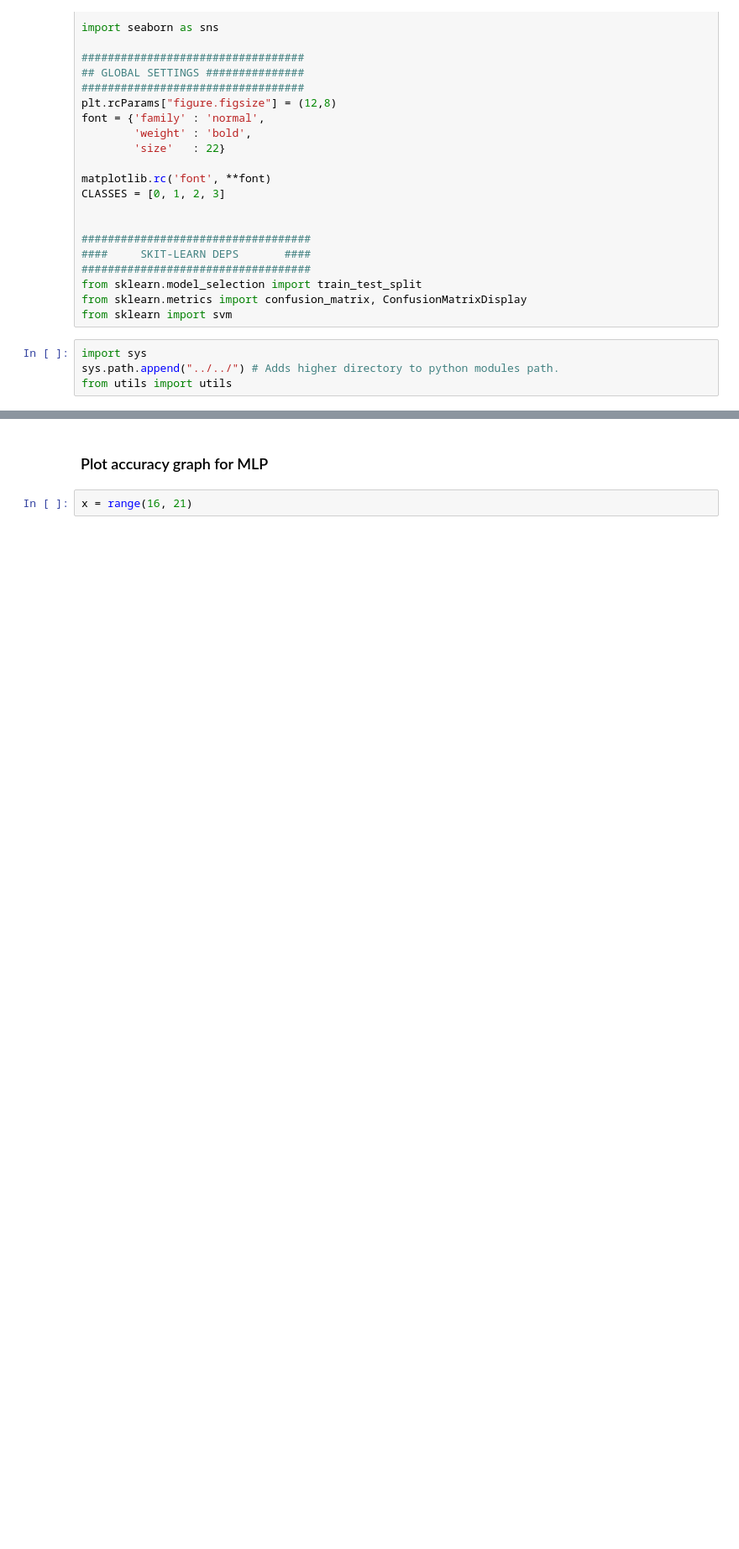
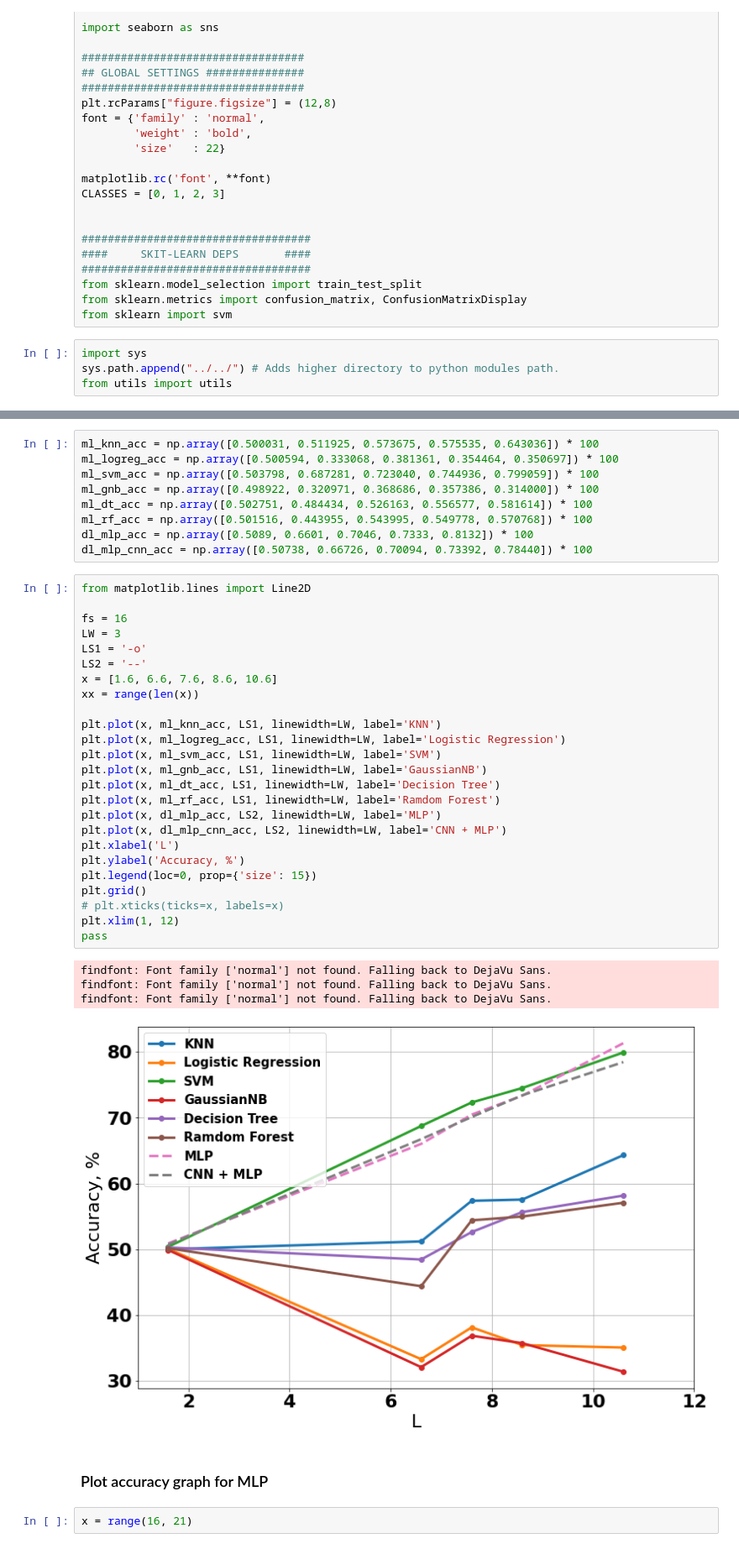
Before and after one commit to alexeyhorkin/ml_dl_with_topology_data, a Jupyter notebook: notebooks/eda/Accuracy_graphs.ipynb, the cells around one changed output, grey strips where cells are left out. Shown: that part at 84% size. Saved outputs shown, nothing was run; the diff lists cells and outputs as text; blank space fills up the shorter version.

```diff
--- a/notebooks/eda/Accuracy_graphs.ipynb
+++ b/notebooks/eda/Accuracy_graphs.ipynb
@@ -35,3 +37,42 @@ from utils import utils
+# %%
+ml_knn_acc = np.array([0.500031, 0.511925, 0.573675, 0.575535, 0.643036]) * 100
+ml_logreg_acc = np.array([0.500594, 0.333068, 0.381361, 0.354464, 0.350697]) * 100
+ml_svm_acc = np.array([0.503798, 0.687281, 0.723040, 0.744936, 0.799059]) * 100
+ml_gnb_acc = np.array([0.498922, 0.320971, 0.368686, 0.357386, 0.314000]) * 100
+ml_dt_acc = np.array([0.502751, 0.484434, 0.526163, 0.556577, 0.581614]) * 100
+ml_rf_acc = np.array([0.501516, 0.443955, 0.543995, 0.549778, 0.570768]) * 100
+dl_mlp_acc = np.array([0.5089, 0.6601, 0.7046, 0.7333, 0.8132]) * 100
+dl_mlp_cnn_acc = np.array([0.50738, 0.66726, 0.70094, 0.73392, 0.78440]) * 100
+# %%
+from matplotlib.lines import Line2D
+
+fs = 16
+LW = 3
+LS1 = '-o'
+LS2 = '--'
+x = [1.6, 6.6, 7.6, 8.6, 10.6]
+xx = range(len(x))
+
+plt.plot(x, ml_knn_acc, LS1, linewidth=LW, label='KNN')
+plt.plot(x, ml_logreg_acc, LS1, linewidth=LW, label='Logistic Regression')
+plt.plot(x, ml_svm_acc, LS1, linewidth=LW, label='SVM')
+plt.plot(x, ml_gnb_acc, LS1, linewidth=LW, label='GaussianNB')
+plt.plot(x, ml_dt_acc, LS1, linewidth=LW, label='Decision Tree')
+plt.plot(x, ml_rf_acc, LS1, linewidth=LW, label='Ramdom Forest')
+plt.plot(x, dl_mlp_acc, LS2, linewidth=LW, label='MLP')
+plt.plot(x, dl_mlp_cnn_acc, LS2, linewidth=LW, label='CNN + MLP')
+plt.xlabel('L')
+plt.ylabel('Accuracy, %')
+plt.legend(loc=0, prop={'size': 15})
+plt.grid()
+# plt.xticks(ticks=x, labels=x)
+plt.xlim(1, 12)
+pass
+# %% [output]
+findfont: Font family ['normal'] not found. Falling back to DejaVu Sans.
+findfont: Font family ['normal'] not found. Falling back to DejaVu Sans.
+findfont: Font family ['normal'] not found. Falling back to DejaVu Sans.
+[figure, added]
 # %% [markdown]
 ### Plot accuracy graph for MLP
 # %%
```
Also changed, not shown: parts of 15 cells of this notebook.
